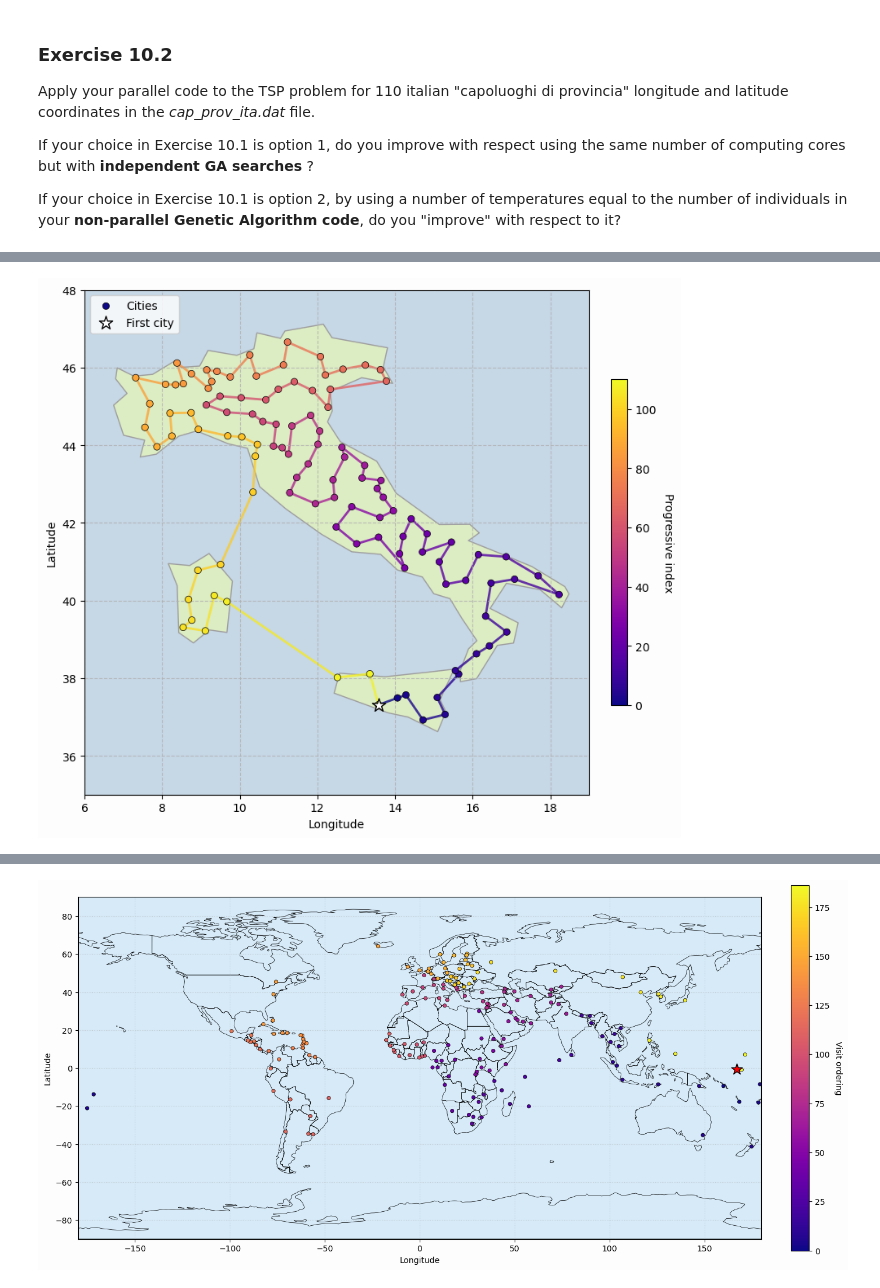
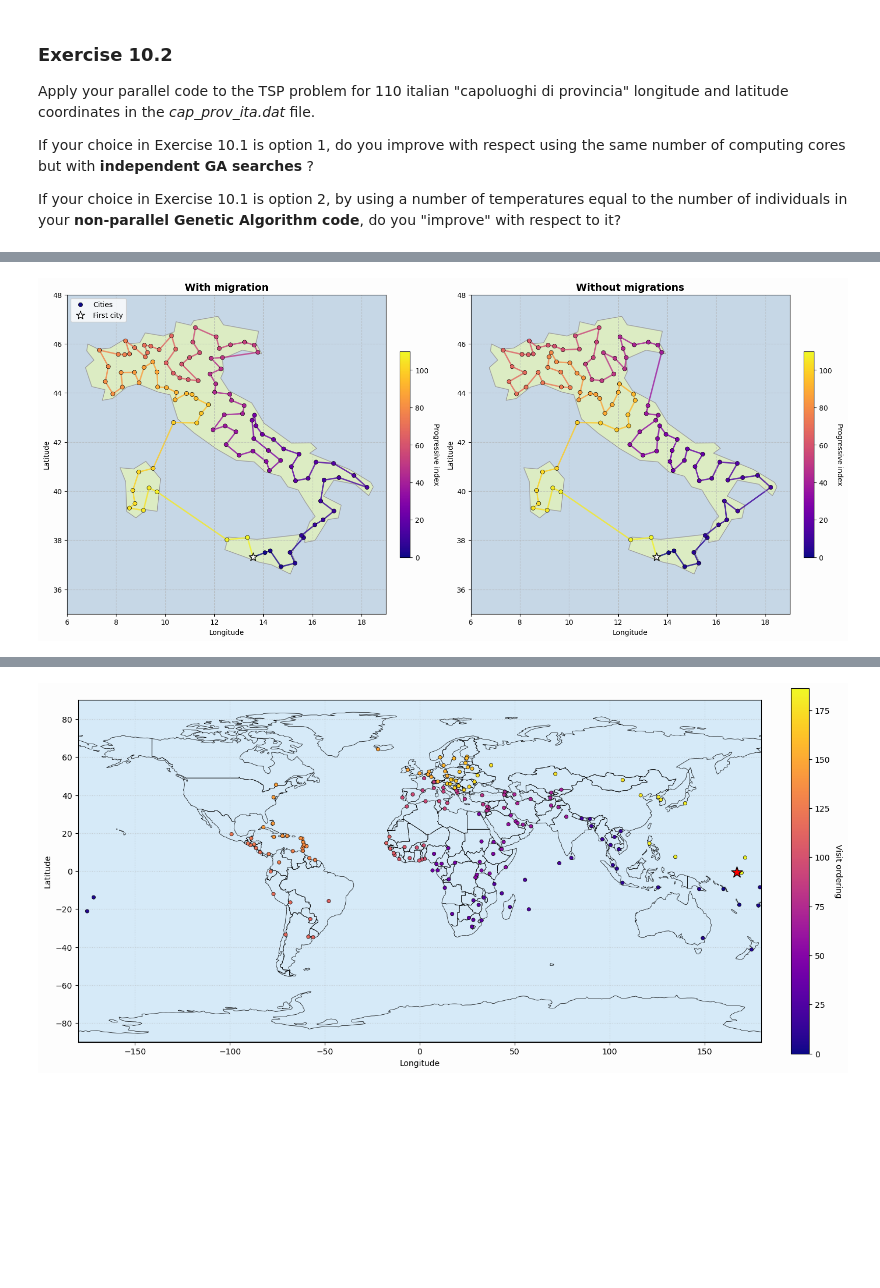
Before and after one commit to SMDP02/Numerical-Simulation---AA-2024-2025, a Jupyter notebook: Lect_10/DiPaolo_Lecture10.ipynb, the cells around one changed output, grey strips where cells are left out. Cells and saved outputs as stored; diff of their text form; code cells hidden in the pictures; blank space fills up the shorter version.

```diff
--- a/Lect_10/DiPaolo_Lecture10.ipynb
+++ b/Lect_10/DiPaolo_Lecture10.ipynb
@@ -28,56 +96,68 @@ import cartopy.feature as cfeature
 # %%
-def plot_tsp_italy_with_borders(filename):
+def plot_tsp_italy_comparison(file_migration, file_isolated):
+
     url = "https://naciscdn.org/naturalearth/110m/cultural/ne_110m_admin_0_countries.zip"
-
     try:
         world = gpd.read_file(url)
         italy = world[world['NAME'] == "Italy"]
     except Exception as e:
         print(f"Errore nel caricamento della mappa: {e}")
         return
 
-    data = np.loadtxt(filename)
-    lon = data[:, 0]
-    lat = data[:, 1]
-    num_points = len(lon)
+    files = [file_migration, file_isolated]
+    titles = ["With migration", "Without migrations"]
+    fig, axes = plt.subplots(1, 2, figsize=(16, 10), facecolor='#fdfdfd')
 
-    fig, ax = plt.subplots(figsize=(8, 10), facecolor='#fdfdfd')
-    ax.set_facecolor("#c6d7e6")
-    italy.plot(ax=ax, color="#dcecc3", edgecolor='#9e9e9e', linewidth=1, zorder=0)
+    for i, (ax, filename) in enumerate(zip(axes, files)):
+        ax.set_facecolor("#c6d7e6")
+        italy.plot(ax=ax, color="#dcecc3", edgecolor='#9e9e9e', linewidth=1, zorder=0)
 
-    for i in range(num_points - 1):
-        color = plt.cm.plasma(i / num_points)
-        ax.plot(lon[i:i+2], lat[i:i+2], color=color, lw=2, zorder=1, alpha=0.8)
+        if os.path.exists(filename):
+            data = np.loadtxt(filename)
+            lon = data[:, 0]
+            lat = data[:, 1]
+            num_points = len(lon)
 
-    sc = ax.scatter(lon, lat,
-                    c=np.arange(num_points),
-                    cmap='plasma',
-                    s=35,
-                    edgecolors='black',
-                    linewidths=0.5,
-                    zorder=2,
-                    label='Cities')
+            for j in range(num_points - 1):
+                color = plt.cm.plasma(j / num_points)
+                ax.plot(lon[j:j+2], lat[j:j+2], color=color, lw=2, zorder=1, alpha=0.8)
 
-    ax.scatter(lon[0], lat[0], c='white', s=150, edgecolors='black',
-                marker='*', zorder=3, label='First city')
+            sc = ax.scatter(lon, lat,
+                            c=np.arange(num_points),
+                            cmap='plasma',
+                            s=35,
+                            edgecolors='black',
+                            linewidths=0.5,
+                            zorder=2,
+                            label='Cities')
 
-    ax.set_xlabel("Longitude")
-    ax.set_ylabel("Latitude")
+            ax.scatter(lon[0], lat[0], c='white', s=150, edgecolors='black',
+                        marker='*', zorder=3, label='First city')
 
-    cbar = plt.colorbar(sc, ax=ax, fraction=0.03, pad=0.04)
-    cbar.set_label('Progressive index', rotation=270, labelpad=15)
+            cbar = plt.colorbar(sc, ax=ax, fraction=0.03, pad=0.04)
+            cbar.set_label('Progressive index', rotation=270, labelpad=15)
+        else:
+            ax.text(0.5, 0.5, f"File not found:\n{filename}",
+                    ha='center', va='center', transform=ax.transAxes)
 
-    ax.set_xlim([6, 19])
-    ax.set_ylim([35, 48])
-
-    ax.set_aspect('equal')
-    plt.grid(True, linestyle='--', alpha=0.8)
-    plt.legend(loc='upper left')
+        ax.set_title(titles[i], fontsize=14, fontweight='bold')
+        ax.set_xlabel("Longitude")
+        ax.set_ylabel("Latitude")
+        ax.set_xlim([6, 19])
+        ax.set_ylim([35, 48])
+        ax.set_aspect('equal')
+        ax.grid(True, linestyle='--', alpha=0.6)
+        if i == 0:
+            ax.legend(loc='upper left')
 
     plt.tight_layout()
+    plt.savefig("tsp_comparison_italy.png")
     plt.show()
 
 if __name__ == "__main__":
-    plot_tsp_italy_with_borders("italy_best_path_rank0.dat")
+    plot_tsp_italy_comparison(
+        "migration/italy_best_path_rank0.dat",
+        "isolated/italy_best_path_rank0.dat"
+    )
 # %% [output]
-[figure, old version]
+[figure, new version]
```
Also changed, not shown: parts of 11 cells of this notebook, 41 other files.
